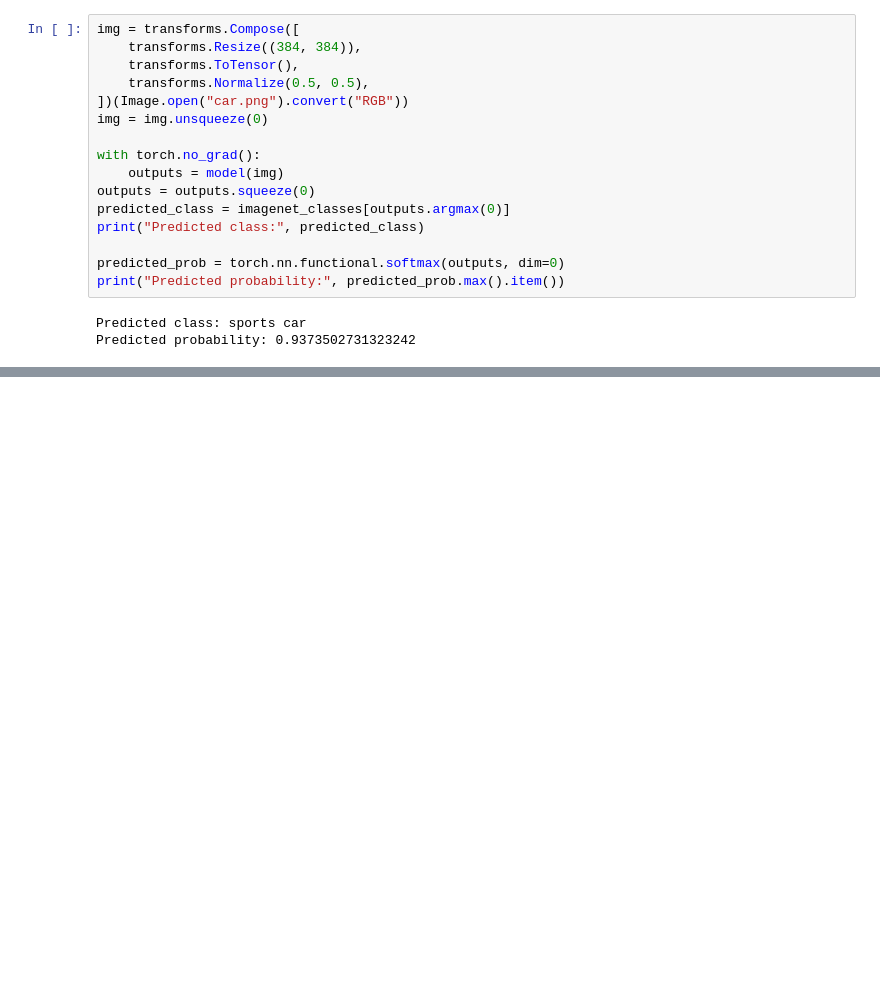
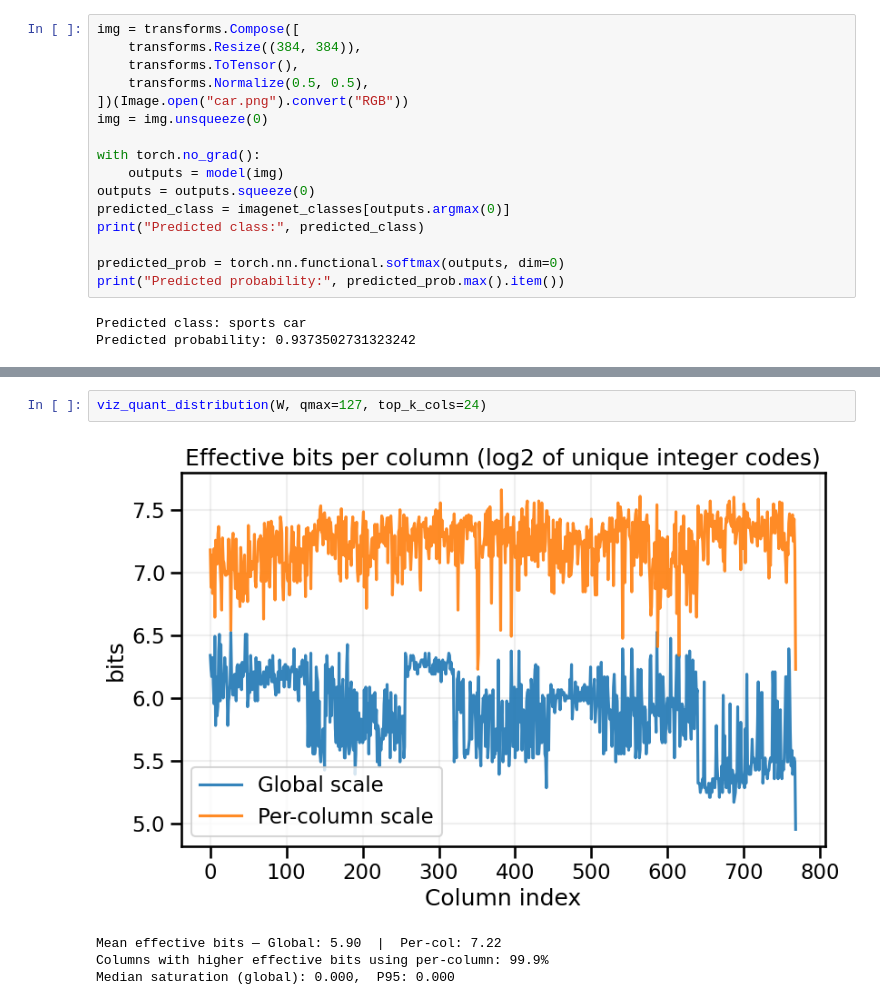
Before and after one commit to NguyenThaiVu/quantization, a Jupyter notebook: ViT/ViT_weight_analyzer.ipynb, the cells around one changed output, grey strips where cells are left out. Cells and saved outputs as stored; diff of their text form; blank space fills up the shorter version.

```diff
--- a/ViT/ViT_weight_analyzer.ipynb
+++ b/ViT/ViT_weight_analyzer.ipynb
@@ -138,0 +261,7 @@ Predicted probability: 0.938599169254303
+# %%
+viz_quant_distribution(W, qmax=127, top_k_cols=24)
+# %% [output]
+[figure, added]
+Mean effective bits — Global: 5.90  |  Per-col: 7.22
+Columns with higher effective bits using per-column: 99.9%
+Median saturation (global): 0.000,  P95: 0.000
```
Also changed, not shown: parts of 12 cells of this notebook, 9 other files.
